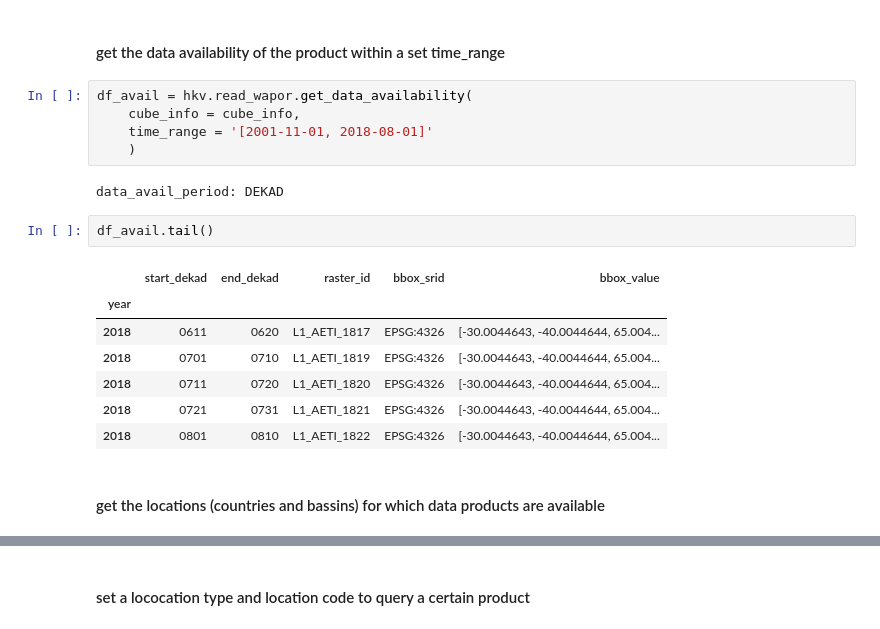
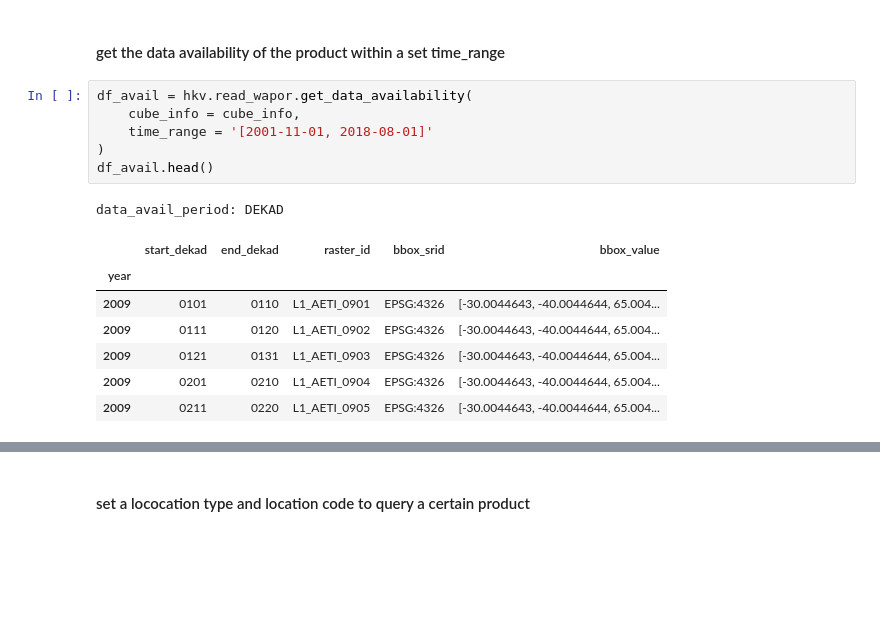
Before and after one commit to HKV-products-services/hkvwaporpy, a Jupyter notebook: notebook/example usage hkvwaporpy.ipynb, the cells around one changed output, grey strips where cells are left out. Drawn from its saved outputs; the diff is of its cells as text; blank space fills up the shorter version.

```diff
--- a/notebook/example usage hkvwaporpy.ipynb
+++ b/notebook/example usage hkvwaporpy.ipynb
@@ -100,19 +110,15 @@ cube_info.loc['measures',ds_code]
 # %%
 df_avail = hkv.read_wapor.get_data_availability(
     cube_info = cube_info,
     time_range = '[2001-11-01, 2018-08-01]'
-    )
+)
+df_avail.head()
 # %% [output]
 data_avail_period: DEKAD
+|  | start_dekad | end_dekad | raster_id | bbox_srid | bbox_value |
+| year |  |  |  |  |  |
+| 2009 | 0101 | 0110 | L1_AETI_0901 | EPSG:4326 | [-30.0044643, -40.0044644, 65.004... |
+| 2009 | 0111 | 0120 | L1_AETI_0902 | EPSG:4326 | [-30.0044643, -40.0044644, 65.004... |
+| 2009 | 0121 | 0131 | L1_AETI_0903 | EPSG:4326 | [-30.0044643, -40.0044644, 65.004... |
+| 2009 | 0201 | 0210 | L1_AETI_0904 | EPSG:4326 | [-30.0044643, -40.0044644, 65.004... |
+| 2009 | 0211 | 0220 | L1_AETI_0905 | EPSG:4326 | [-30.0044643, -40.0044644, 65.004... |
-# %%
-df_avail.tail()
-# %% [output]
-|  | start_dekad | end_dekad | raster_id | bbox_srid | bbox_value |
-| year |  |  |  |  |  |
-| 2018 | 0611 | 0620 | L1_AETI_1817 | EPSG:4326 | [-30.0044643, -40.0044644, 65.004... |
-| 2018 | 0701 | 0710 | L1_AETI_1819 | EPSG:4326 | [-30.0044643, -40.0044644, 65.004... |
-| 2018 | 0711 | 0720 | L1_AETI_1820 | EPSG:4326 | [-30.0044643, -40.0044644, 65.004... |
-| 2018 | 0721 | 0731 | L1_AETI_1821 | EPSG:4326 | [-30.0044643, -40.0044644, 65.004... |
-| 2018 | 0801 | 0810 | L1_AETI_1822 | EPSG:4326 | [-30.0044643, -40.0044644, 65.004... |
-# %% [markdown]
-#### get the locations (countries and bassins) for which data products are available
```
Also changed, not shown: parts of 27 cells of this notebook, 7 other files.
